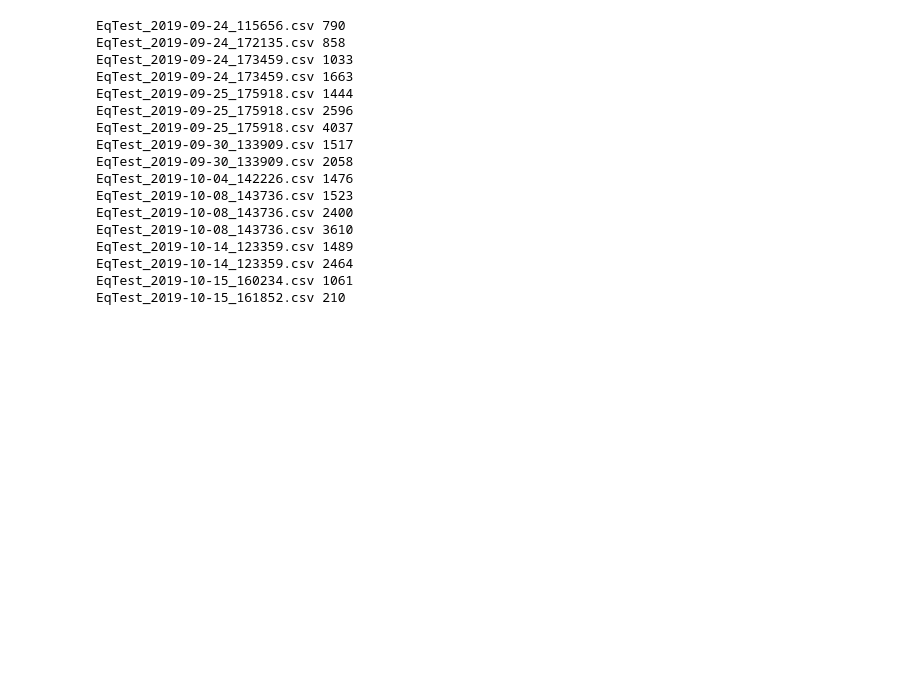
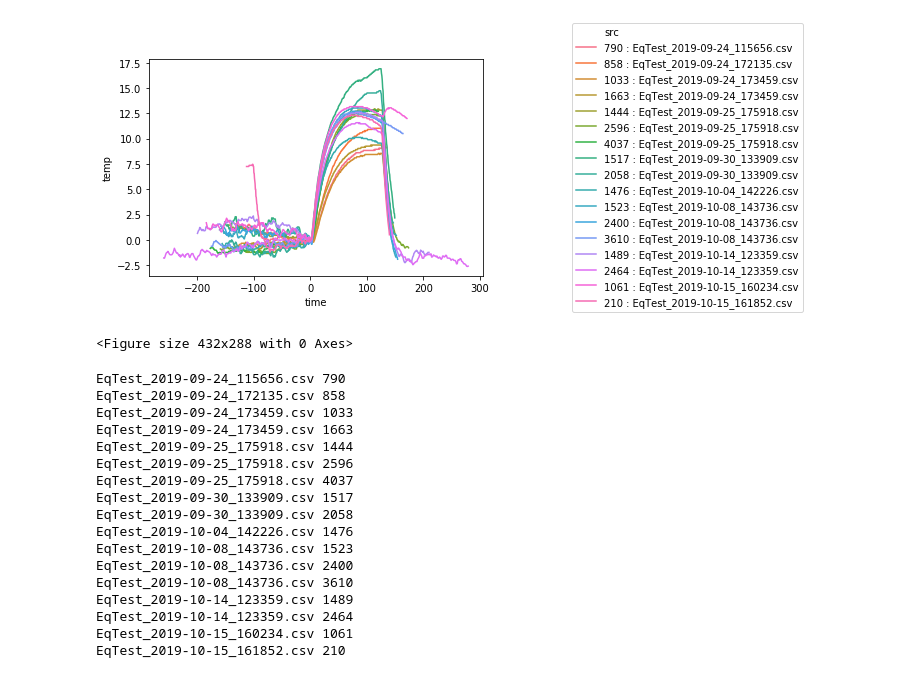
Before and after one commit to Brojowski/uas, a Jupyter notebook: SpikeAnalysis.ipynb, the cells around one changed output. Saved outputs shown, nothing was run; the diff lists cells and outputs as text; code cells hidden in the pictures; blank space fills up the shorter version.

```diff
--- a/SpikeAnalysis.ipynb
+++ b/SpikeAnalysis.ipynb
@@ -127,3 +143,13 @@ allSpikes = getSpikesForAllRuns('data_and_control')
+# %%
+allSpikes = getSpikesForAllRuns('data_and_control')
+g = sns.lineplot(x='time', y='temp', hue='src', data=plotTempSpikes(allSpikes))
+g.legend(loc='center left', bbox_to_anchor=(1.25, 0.5), ncol=1)
+plt.show()
+
+plt.savefig('allData', dpi=1000)
+# %% [output]
+[figure, added]
+<Figure size 432x288 with 0 Axes>
 # %%
 for spike in allSpikes:
     print(spike[fileKey], spike[origCutoffIndexKey])
```
Also changed, not shown: parts of 9 cells of this notebook, 7 other files.
